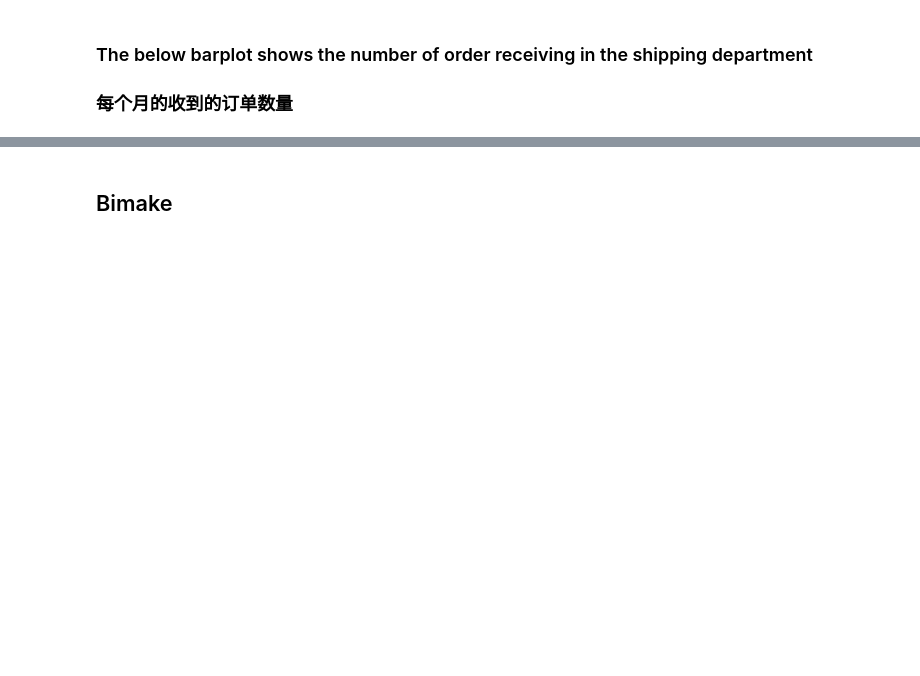
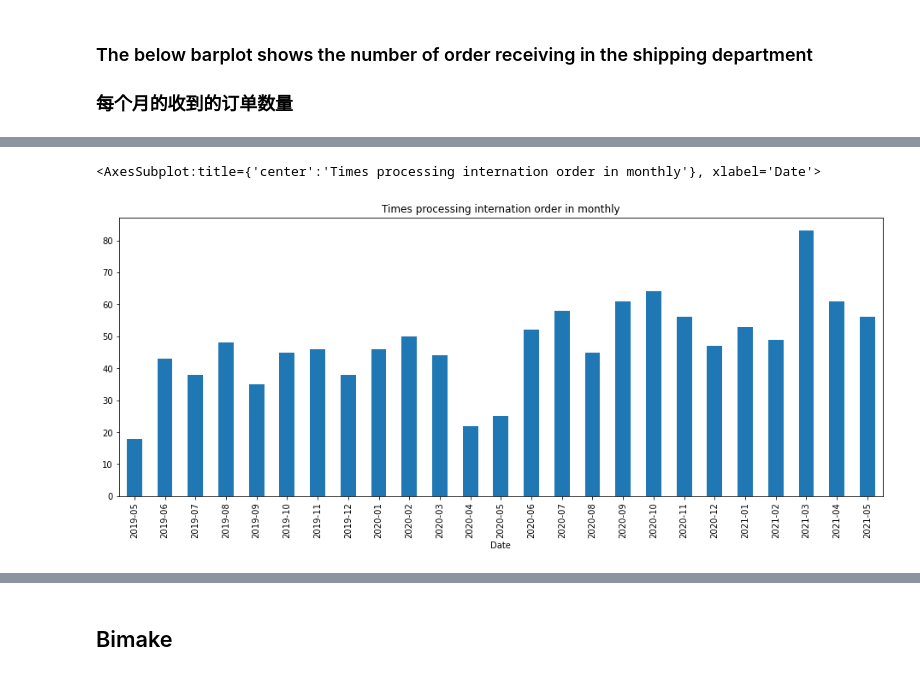
Before and after one commit to rhodapang/Python-for-data-analysis, a Jupyter notebook: Log Analysis for Shipping Department.ipynb, the cells around one changed output, grey strips where cells are left out. Drawn from its saved outputs; the diff is of its cells as text; code cells hidden in the pictures; blank space fills up the shorter version.

```diff
--- a/Log Analysis for Shipping Department.ipynb
+++ b/Log Analysis for Shipping Department.ipynb
@@ -116,0 +143,6 @@ df['Order Qty'].groupby(df['Date'].dt.to_period('M')).sum().plot(kind='bar',figs
+# %%
+df_Selleck_INT['Order Qty'].groupby(df_Selleck_INT['Date'].dt.to_period('M')).count().plot(
+    kind = 'bar', figsize = (16,6), title ='Times processing internation order in monthly')
+# %% [output]
+<AxesSubplot:title={'center':'Times processing internation order in monthly'}, xlabel='Date'>
+[figure, added]
```
Also changed, not shown: parts of 9 cells of this notebook.
